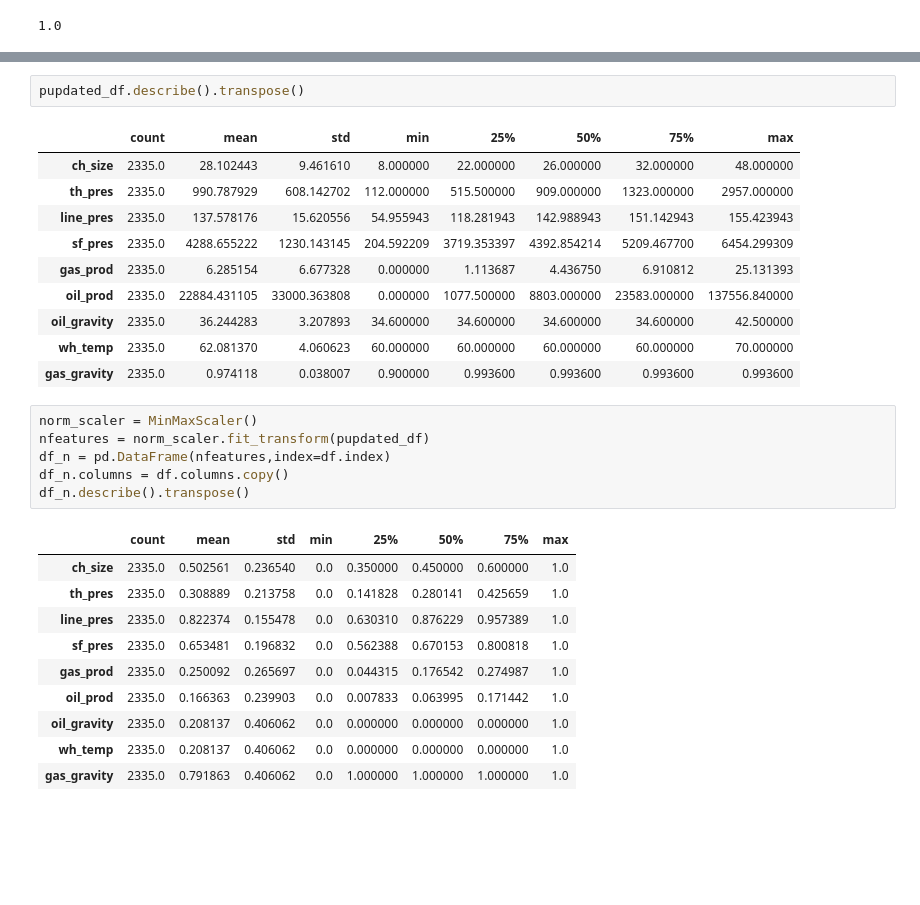
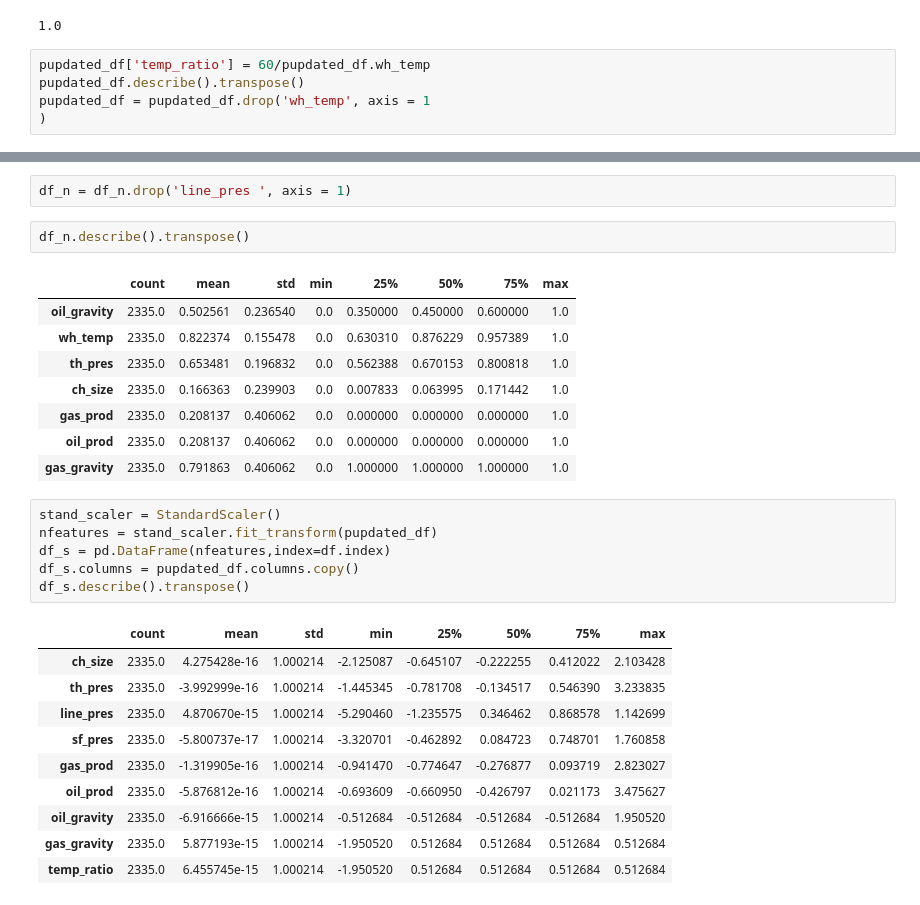
Before and after one commit to BasseyIsrael/choke-performance, a Jupyter notebook: Choke_performance.ipynb, the cells around one changed output, grey strips where cells are left out. Drawn from its saved outputs; the diff is of its cells as text; blank space fills up the shorter version.

```diff
--- a/Choke_performance.ipynb
+++ b/Choke_performance.ipynb
@@ -541,3 +542,8 @@ pred = lr.predict(X_test)
 print(metrics.r2_score(pred,y_test))
 # %% [output]
 1.0
+# %%
+pupdated_df['temp_ratio'] = 60/pupdated_df.wh_temp
+pupdated_df.describe().transpose()
+pupdated_df = pupdated_df.drop('wh_temp', axis = 1
+)
@@ -544,30 +598,30 @@ print(metrics.r2_score(pred,y_test))
+# %%
+df_n = df_n.drop('line_pres ', axis = 1)
 # %%
-pupdated_df.describe().transpose()
+df_n.describe().transpose()
 # %% [output]
 |  | count | mean | std | min | 25% | 50% | 75% | max |
-| ch_size | 2335.0 | 28.102443 | 9.461610 | 8.000000 | 22.000000 | 26.000000 | 32.000000 | 48.000000 |
-| th_pres | 2335.0 | 990.787929 | 608.142702 | 112.000000 | 515.500000 | 909.000000 | 1323.000000 | 2957.000000 |
-| line_pres | 2335.0 | 137.578176 | 15.620556 | 54.955943 | 118.281943 | 142.988943 | 151.142943 | 155.423943 |
-| sf_pres | 2335.0 | 4288.655222 | 1230.143145 | 204.592209 | 3719.353397 | 4392.854214 | 5209.467700 | 6454.299309 |
-| gas_prod | 2335.0 | 6.285154 | 6.677328 | 0.000000 | 1.113687 | 4.436750 | 6.910812 | 25.131393 |
-| oil_prod | 2335.0 | 22884.431105 | 33000.363808 | 0.000000 | 1077.500000 | 8803.000000 | 23583.000000 | 137556.840000 |
-| oil_gravity | 2335.0 | 36.244283 | 3.207893 | 34.600000 | 34.600000 | 34.600000 | 34.600000 | 42.500000 |
-| wh_temp | 2335.0 | 62.081370 | 4.060623 | 60.000000 | 60.000000 | 60.000000 | 60.000000 | 70.000000 |
-| gas_gravity | 2335.0 | 0.974118 | 0.038007 | 0.900000 | 0.993600 | 0.993600 | 0.993600 | 0.993600 |
+| oil_gravity | 2335.0 | 0.502561 | 0.236540 | 0.0 | 0.350000 | 0.450000 | 0.600000 | 1.0 |
+| wh_temp | 2335.0 | 0.822374 | 0.155478 | 0.0 | 0.630310 | 0.876229 | 0.957389 | 1.0 |
+| th_pres | 2335.0 | 0.653481 | 0.196832 | 0.0 | 0.562388 | 0.670153 | 0.800818 | 1.0 |
+| ch_size | 2335.0 | 0.166363 | 0.239903 | 0.0 | 0.007833 | 0.063995 | 0.171442 | 1.0 |
+| gas_prod | 2335.0 | 0.208137 | 0.406062 | 0.0 | 0.000000 | 0.000000 | 0.000000 | 1.0 |
+| oil_prod | 2335.0 | 0.208137 | 0.406062 | 0.0 | 0.000000 | 0.000000 | 0.000000 | 1.0 |
+| gas_gravity | 2335.0 | 0.791863 | 0.406062 | 0.0 | 1.000000 | 1.000000 | 1.000000 | 1.0 |
 # %%
-norm_scaler = MinMaxScaler()
-nfeatures = norm_scaler.fit_transform(pupdated_df)
-df_n = pd.DataFrame(nfeatures,index=df.index)
-df_n.columns = df.columns.copy()
-df_n.describe().transpose()
+stand_scaler = StandardScaler()
+nfeatures = stand_scaler.fit_transform(pupdated_df)
+df_s = pd.DataFrame(nfeatures,index=df.index)
+df_s.columns = pupdated_df.columns.copy()
+df_s.describe().transpose()
 # %% [output]
 |  | count | mean | std | min | 25% | 50% | 75% | max |
-| ch_size | 2335.0 | 0.502561 | 0.236540 | 0.0 | 0.350000 | 0.450000 | 0.600000 | 1.0 |
-| th_pres | 2335.0 | 0.308889 | 0.213758 | 0.0 | 0.141828 | 0.280141 | 0.425659 | 1.0 |
-| line_pres | 2335.0 | 0.822374 | 0.155478 | 0.0 | 0.630310 | 0.876229 | 0.957389 | 1.0 |
-| sf_pres | 2335.0 | 0.653481 | 0.196832 | 0.0 | 0.562388 | 0.670153 | 0.800818 | 1.0 |
-| gas_prod | 2335.0 | 0.250092 | 0.265697 | 0.0 | 0.044315 | 0.176542 | 0.274987 | 1.0 |
-| oil_prod | 2335.0 | 0.166363 | 0.239903 | 0.0 | 0.007833 | 0.063995 | 0.171442 | 1.0 |
-| oil_gravity | 2335.0 | 0.208137 | 0.406062 | 0.0 | 0.000000 | 0.000000 | 0.000000 | 1.0 |
-| wh_temp | 2335.0 | 0.208137 | 0.406062 | 0.0 | 0.000000 | 0.000000 | 0.000000 | 1.0 |
-| gas_gravity | 2335.0 | 0.791863 | 0.406062 | 0.0 | 1.000000 | 1.000000 | 1.000000 | 1.0 |
+| ch_size | 2335.0 | 4.275428e-16 | 1.000214 | -2.125087 | -0.645107 | -0.222255 | 0.412022 | 2.103428 |
+| th_pres | 2335.0 | -3.992999e-16 | 1.000214 | -1.445345 | -0.781708 | -0.134517 | 0.546390 | 3.233835 |
+| line_pres | 2335.0 | 4.870670e-15 | 1.000214 | -5.290460 | -1.235575 | 0.346462 | 0.868578 | 1.142699 |
+| sf_pres | 2335.0 | -5.800737e-17 | 1.000214 | -3.320701 | -0.462892 | 0.084723 | 0.748701 | 1.760858 |
+| gas_prod | 2335.0 | -1.319905e-16 | 1.000214 | -0.941470 | -0.774647 | -0.276877 | 0.093719 | 2.823027 |
+| oil_prod | 2335.0 | -5.876812e-16 | 1.000214 | -0.693609 | -0.660950 | -0.426797 | 0.021173 | 3.475627 |
+| oil_gravity | 2335.0 | -6.916666e-15 | 1.000214 | -0.512684 | -0.512684 | -0.512684 | -0.512684 | 1.950520 |
+| gas_gravity | 2335.0 | 5.877193e-15 | 1.000214 | -1.950520 | 0.512684 | 0.512684 | 0.512684 | 0.512684 |
+| temp_ratio | 2335.0 | 6.455745e-15 | 1.000214 | -1.950520 | 0.512684 | 0.512684 | 0.512684 | 0.512684 |
```
Also changed, not shown: parts of 22 cells of this notebook.
